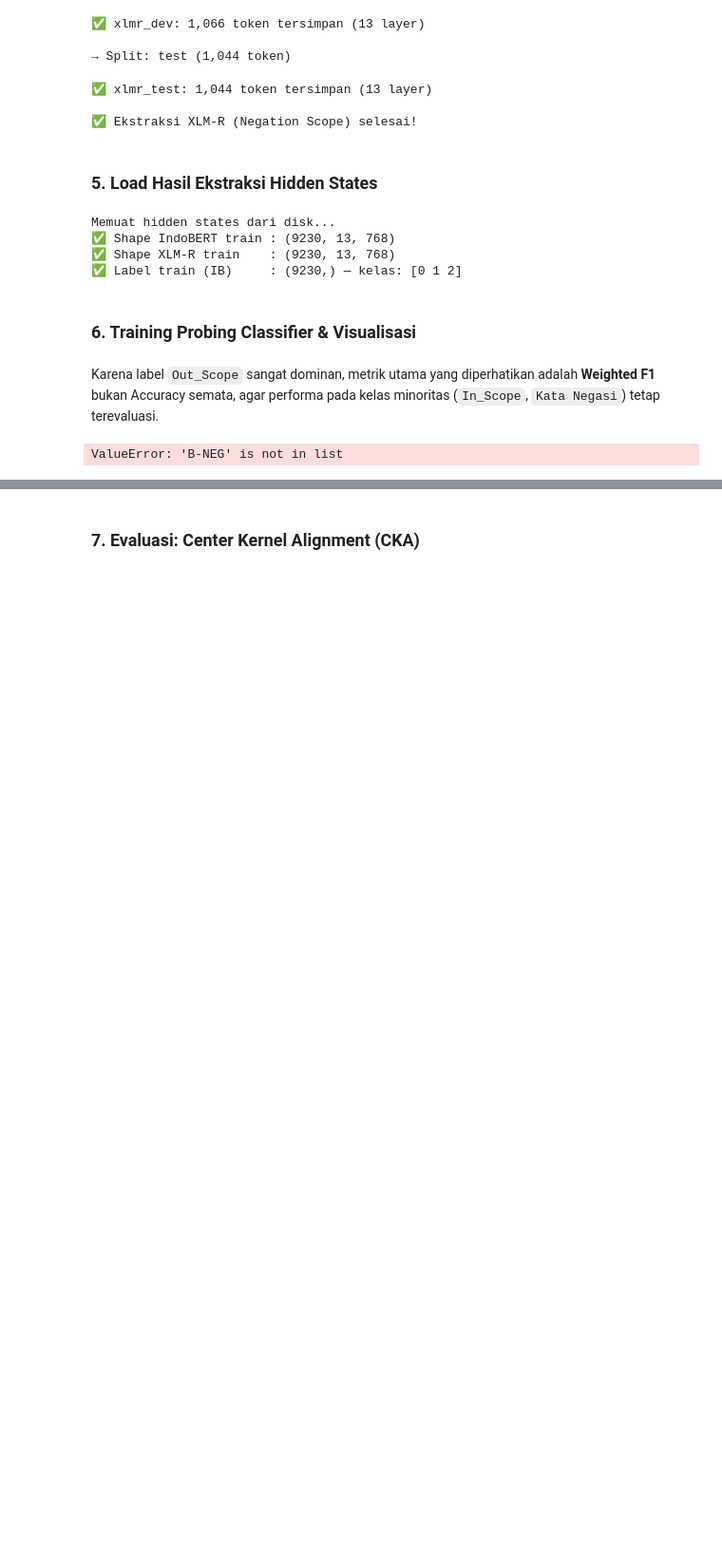
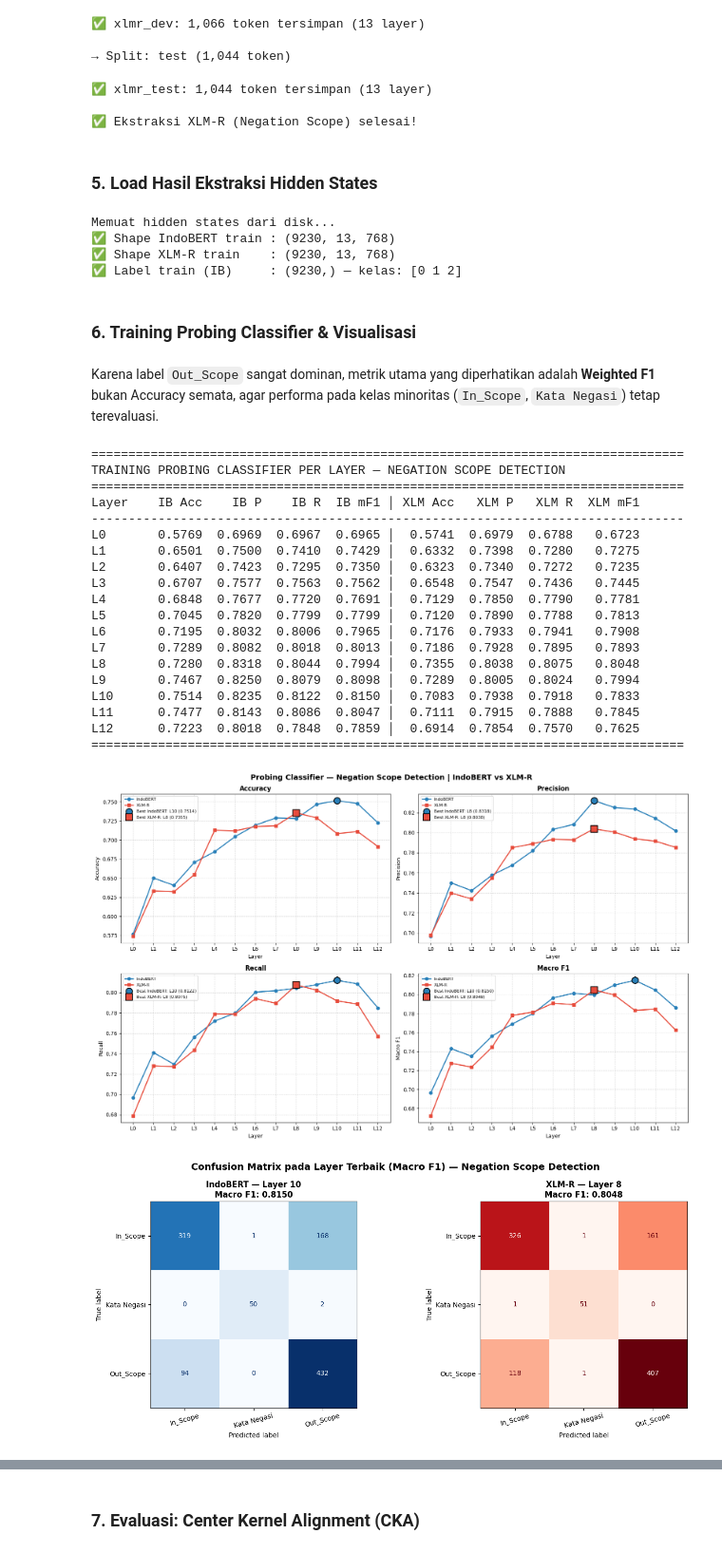
Before and after one commit to mfaqihzacky/IndoBERT-LayerWise, a Jupyter notebook: notebook/AnalisisLayerwise.ipynb, the cells around one changed output, grey strips where cells are left out. Shown at 95% size. Cells and saved outputs as stored; diff of their text form; code cells hidden in the pictures; blank space fills up the shorter version.

```diff
--- a/notebook/AnalisisLayerwise.ipynb
+++ b/notebook/AnalisisLayerwise.ipynb
@@ -2874,6 +2908,52 @@ bukan Accuracy semata, agar performa pada kelas minoritas (`In_Scope`, `Kata Neg
 # TAHAP 6: TRAINING PROBING CLASSIFIER & VISUALISASI
 # ==========================================================
 
+# ── Definisi Probing Classifier ───────────────────────────────────────────
+class LinearProbe(nn.Module):
+    def __init__(self, input_dim, num_classes):
+        super().__init__()
+        self.fc = nn.Linear(input_dim, num_classes)
+
+    def forward(self, x):
+        return self.fc(x)
+
+def train_probe(X_train, y_train, X_eval, y_eval,
+                hidden_size=768, num_classes=23,
+                epochs=10, lr=1e-3, batch_size=64,
+                return_preds=False):
+    """Melatih probing classifier untuk satu layer. Return metrics & predictions."""
+    X_tr = torch.tensor(X_train, dtype=torch.float32)
+    y_tr = torch.tensor(y_train, dtype=torch.long)
+    X_ev = torch.tensor(X_eval,  dtype=torch.float32)
+    y_ev = torch.tensor(y_eval,  dtype=torch.long)
+
+    loader    = DataLoader(TensorDataset(X_tr, y_tr),
+                           batch_size=batch_size, shuffle=True)
+    probe     = LinearProbe(hidden_size, num_classes).to(device)
+    optimizer = optim.Adam(probe.parameters(), lr=lr)
+    criterion = nn.CrossEntropyLoss()
+
+    for _ in range(epochs):
+        probe.train()
+        for X_b, y_b in loader:
+            X_b, y_b = X_b.to(device), y_b.to(device)
+            optimizer.zero_grad()
+            criterion(probe(X_b), y_b).backward()
+            optimizer.step()
+
+    probe.eval()
+    with torch.no_grad():
+        y_pred = probe(X_ev.to(device)).argmax(dim=1).cpu().numpy()
+
+    y_np  = y_ev.numpy()
+    acc   = accuracy_score(y_np, y_pred)
+    f1    = f1_score(y_np, y_pred, average='macro', zero_division=0)
+    prec  = precision_score(y_np, y_pred, average='macro', zero_division=0)
+    rec   = recall_score(y_np, y_pred, average='macro', zero_division=0)
+
+    if return_preds:
+        return acc, f1, prec, rec, y_pred
+    return acc, f1, prec, rec
 
 # ── Kontainer hasil ───────────────────────────────────────
 results_neg = {
@@ -3005,31 +3085,51 @@ METRICS_NEG = [
     ('precision', 'Prec'),
     ('recall',    'Rec'),
     ('f1_macro',  'mF1'),
 ]
 
 best_ib_row  = best_neg['indobert']['f1_macro']
 best_xlm_row = best_neg['xlmr']['f1_macro']
 
 col_w          = 9
 n_metrics      = len(METRICS_NEG)
 sep            = "─" * (7 + (col_w + 1) * n_metrics + 3 + (col_w + 1) * n_metrics)
 header_metrics = "".join(f"{lbl:>{col_w}}" for _, lbl in METRICS_NEG)
 
 print(f"\n{'─' * len(sep)}")
 print(f"  RINGKASAN HASIL PROBING CLASSIFIER — NEGATION SCOPE DETECTION")
 print(f"  (Layer terbaik ditandai berdasarkan Macro F1)")
 print(f"{'─' * len(sep)}")
 print(f"{'':7}  {'── IndoBERT ──':^{(col_w+1)*n_metrics}}   {'── XLM-R ──':^{(col_w+1)*n_metrics}}")
 print(f"{'Layer':<7} {header_metrics}   {header_metrics}")
 print(f"{'─' * len(sep)}")
 
 for i in range(NUM_LAYERS):
     ib_vals  = "".join(f"{results_neg['indobert'][m][i]:>{col_w}.4f}" for m, _ in METRICS_NEG)
     xlm_vals = "".join(f"{results_neg['xlmr'][m][i]:>{col_w}.4f}"     for m, _ in METRICS_NEG)
     tag = " ✦ best IB"  if i == best_ib_row  else \
           " ✦ best XLM" if i == best_xlm_row else ""
     print(f"L{i:<6} {ib_vals}   {xlm_vals}{tag}")
 
 print(f"{'─' * len(sep)}")
 # %% [output]
-ValueError: 'B-NEG' is not in list
+================================================================================
+TRAINING PROBING CLASSIFIER PER LAYER — NEGATION SCOPE DETECTION
+================================================================================
+Layer    IB Acc    IB P    IB R  IB mF1 │ XLM Acc   XLM P   XLM R  XLM mF1
+--------------------------------------------------------------------------------
+L0       0.5769  0.6969  0.6967  0.6965 │  0.5741  0.6979  0.6788   0.6723
+L1       0.6501  0.7500  0.7410  0.7429 │  0.6332  0.7398  0.7280   0.7275
+L2       0.6407  0.7423  0.7295  0.7350 │  0.6323  0.7340  0.7272   0.7235
+L3       0.6707  0.7577  0.7563  0.7562 │  0.6548  0.7547  0.7436   0.7445
+L4       0.6848  0.7677  0.7720  0.7691 │  0.7129  0.7850  0.7790   0.7781
+L5       0.7045  0.7820  0.7799  0.7799 │  0.7120  0.7890  0.7788   0.7813
+L6       0.7195  0.8032  0.8006  0.7965 │  0.7176  0.7933  0.7941   0.7908
+L7       0.7289  0.8082  0.8018  0.8013 │  0.7186  0.7928  0.7895   0.7893
+L8       0.7280  0.8318  0.8044  0.7994 │  0.7355  0.8038  0.8075   0.8048
+L9       0.7467  0.8250  0.8079  0.8098 │  0.7289  0.8005  0.8024   0.7994
+L10      0.7514  0.8235  0.8122  0.8150 │  0.7083  0.7938  0.7918   0.7833
+L11      0.7477  0.8143  0.8086  0.8047 │  0.7111  0.7915  0.7888   0.7845
+L12      0.7223  0.8018  0.7848  0.7859 │  0.6914  0.7854  0.7570   0.7625
+================================================================================
+[figure, added]
+[figure, added]
```
Also changed, not shown: parts of 6 cells of this notebook.
